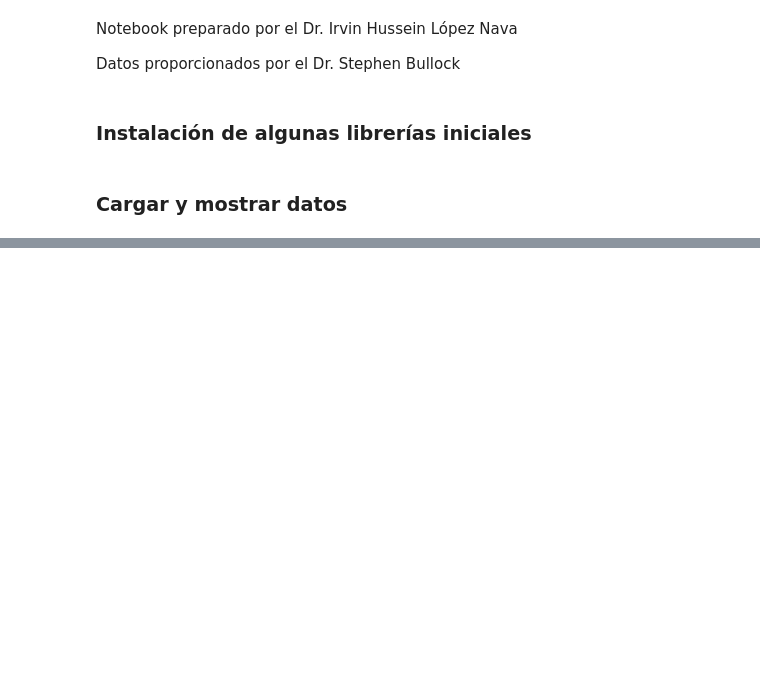
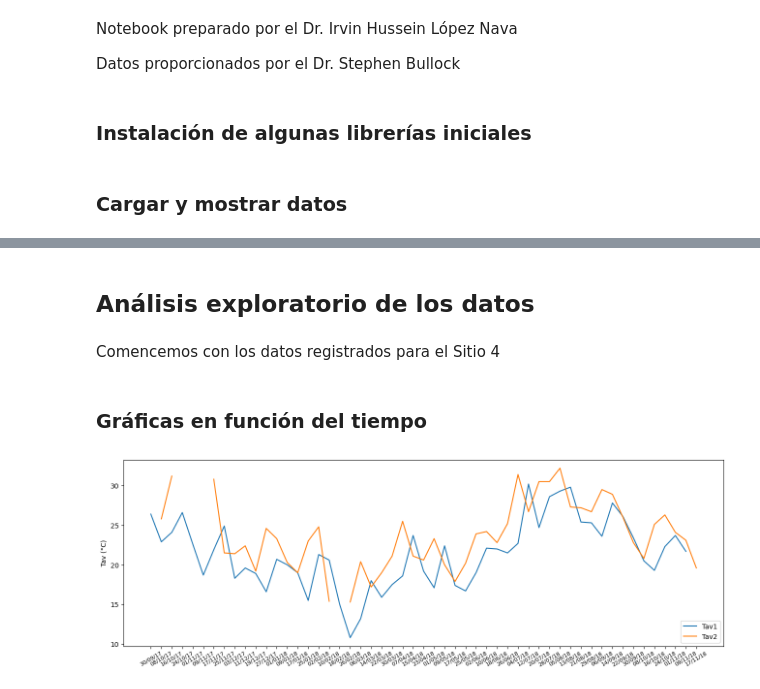
Before and after one commit to husseinlopez/biologia, a Jupyter notebook: data_analysis.ipynb, the cells around one changed output, grey strips where cells are left out. Cells and saved outputs as stored; diff of their text form; code cells hidden in the pictures; blank space fills up the shorter version.

```diff
--- a/data_analysis.ipynb
+++ b/data_analysis.ipynb
@@ -36,0 +56,19 @@ print(df.head())
+# %% [markdown]
+## Análisis exploratorio de los datos
+# %% [markdown]
+Comencemos con los datos registrados para el Sitio 4
+# %% [markdown]
+### Gráficas en función del tiempo
+# %%
+# Se define el tamaño del gráfico
+fig = plt.subplots(figsize=(16, 5))
+
+# Se grafican las dos variables de temperatura
+plt.plot(df['Date'], df['4 Tav1'])
+plt.plot(df['Date'], df['4 Tav2'])
+# Parámetros adicionales para la gráficas
+plt.legend(["Tav1", "Tav2"], loc ="lower right")
+plt.ylabel('Tav (°C)')
+plt.xticks(rotation=30, fontsize=8);
+# %% [output]
+[figure, added]
```
Also changed, not shown: parts of 17 cells of this notebook.
